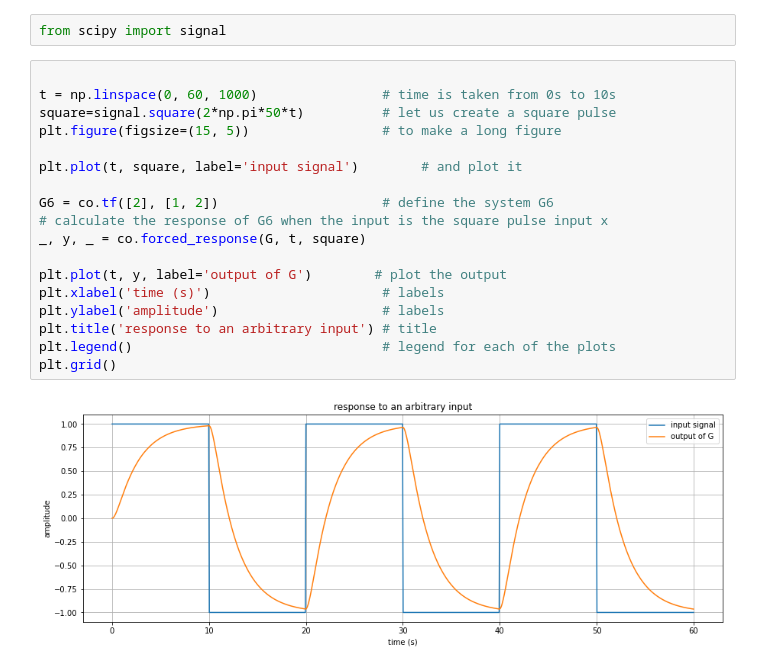
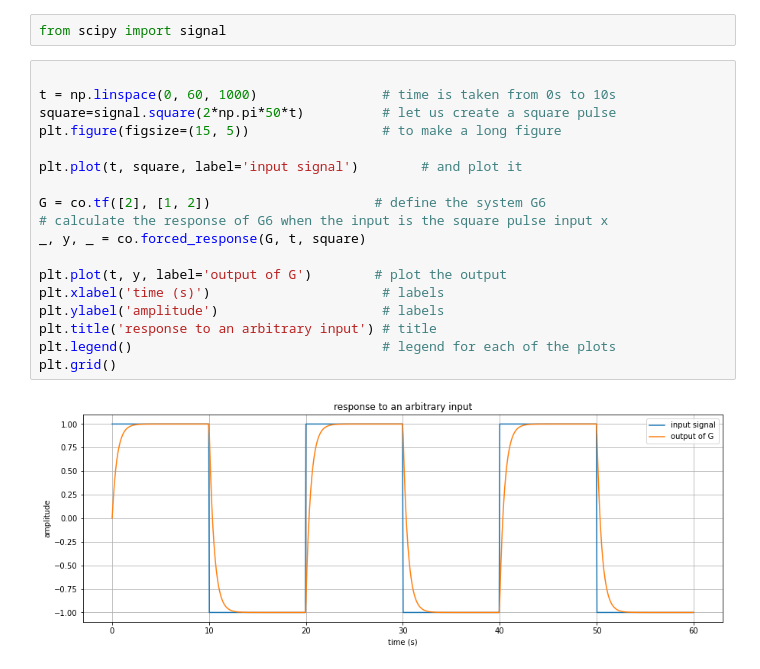
Before and after one commit to sayedul79/python-control-system, a Jupyter notebook: step-impulse-forced-response.ipynb, the cells around one changed output. Cells and saved outputs as stored; diff of their text form.

```diff
--- a/step-impulse-forced-response.ipynb
+++ b/step-impulse-forced-response.ipynb
@@ -140,20 +251,20 @@ from scipy import signal
 # %%
 
 t = np.linspace(0, 60, 1000)                # time is taken from 0s to 10s
 square=signal.square(2*np.pi*50*t)          # let us create a square pulse
 plt.figure(figsize=(15, 5))                 # to make a long figure
 
 plt.plot(t, square, label='input signal')        # and plot it
 
-G6 = co.tf([2], [1, 2])                     # define the system G6
+G = co.tf([2], [1, 2])                     # define the system G6
 # calculate the response of G6 when the input is the square pulse input x
 _, y, _ = co.forced_response(G, t, square)
 
 plt.plot(t, y, label='output of G')        # plot the output
 plt.xlabel('time (s)')                      # labels
 plt.ylabel('amplitude')                     # labels
 plt.title('response to an arbitrary input') # title
 plt.legend()                                # legend for each of the plots
 plt.grid()
 # %% [output]
-[figure, old version]
+[figure, new version]
```
Also changed, not shown: parts of 25 cells of this notebook.
